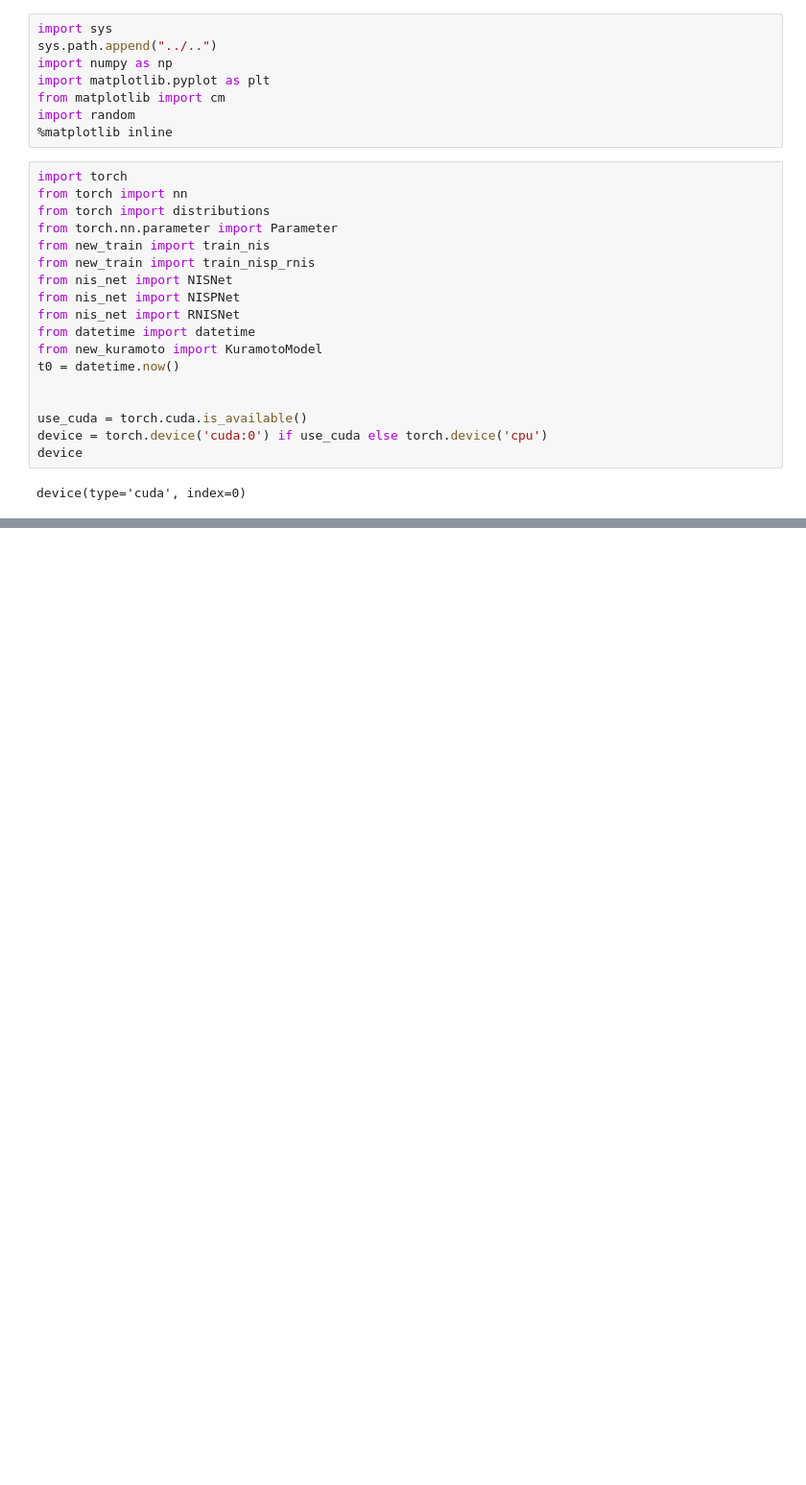
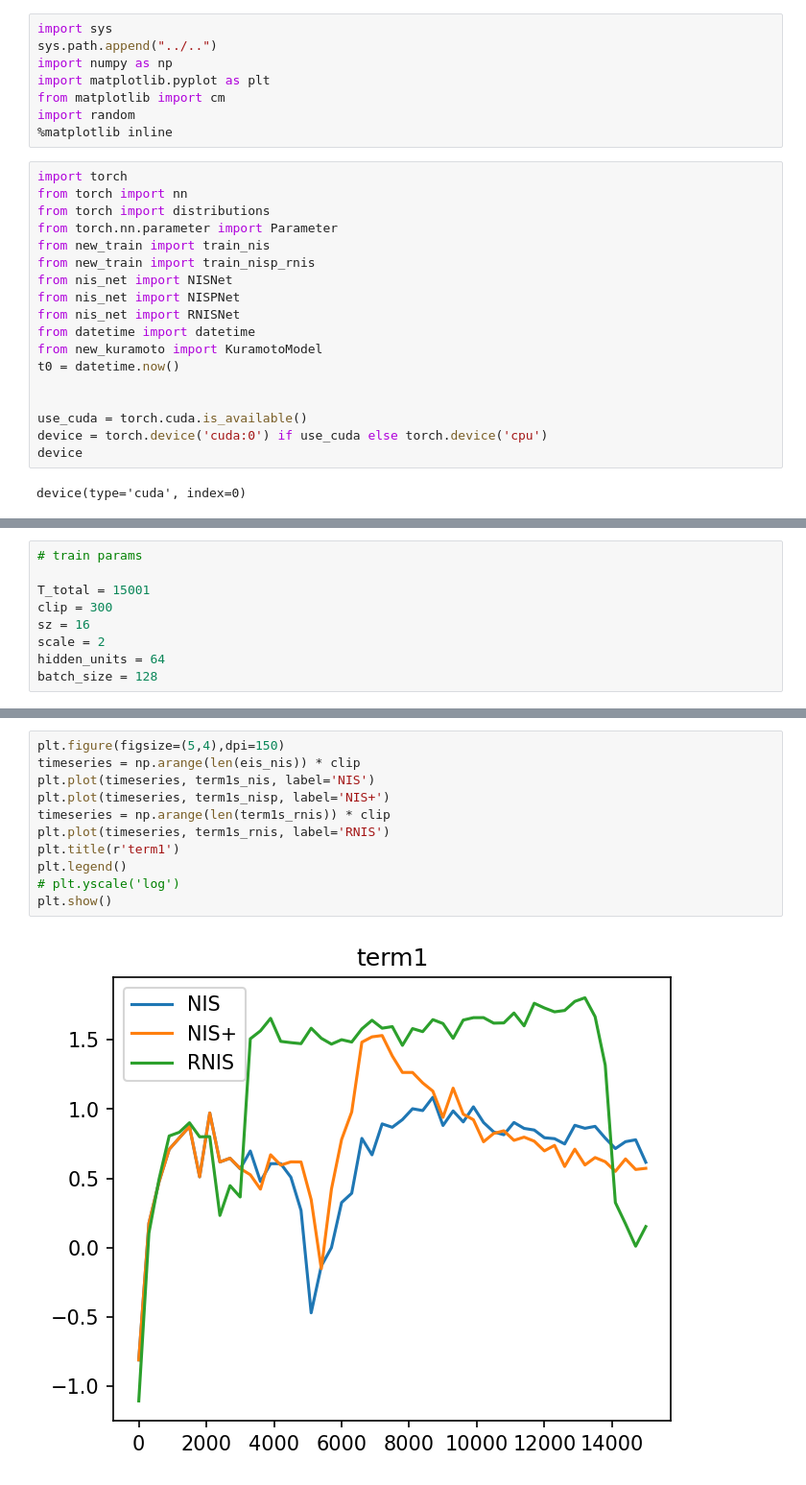
Before and after one commit to Matthew-ymz/Code-for-Finding-emergence-in-data-, a Jupyter notebook: exp/rnis/kuramoto_exp.ipynb, the cells around one changed output, grey strips where cells are left out. Shown: that part at 96% size. Saved outputs shown, nothing was run; the diff lists cells and outputs as text; blank space fills up the shorter version.

```diff
--- a/exp/rnis/kuramoto_exp.ipynb
+++ b/exp/rnis/kuramoto_exp.ipynb
@@ -42,0 +56,9 @@ plt.show()
+# %%
+# train params
+
+T_total = 15001
+clip = 300
+sz = 16
+scale = 2
+hidden_units = 64
+batch_size = 128
@@ -42,0 +142,13 @@ plt.show()
+# %%
+plt.figure(figsize=(5,4),dpi=150)
+timeseries = np.arange(len(eis_nis)) * clip
+plt.plot(timeseries, term1s_nis, label='NIS')
+plt.plot(timeseries, term1s_nisp, label='NIS+')
+timeseries = np.arange(len(term1s_rnis)) * clip
+plt.plot(timeseries, term1s_rnis, label='RNIS')
+plt.title(r'term1')
+plt.legend()
+# plt.yscale('log')
+plt.show()
+# %% [output]
+[figure, added]
```
Also changed, not shown: parts of 16 cells of this notebook, 4 other files.
